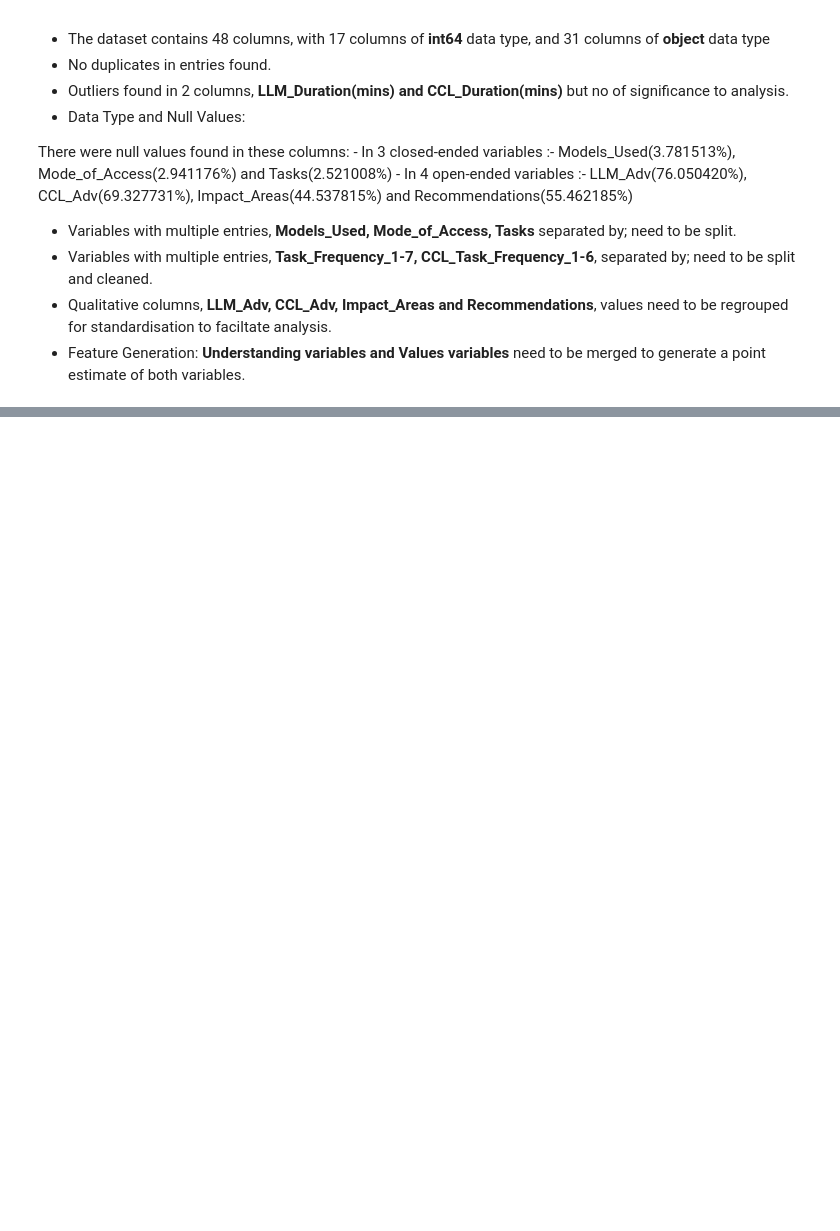
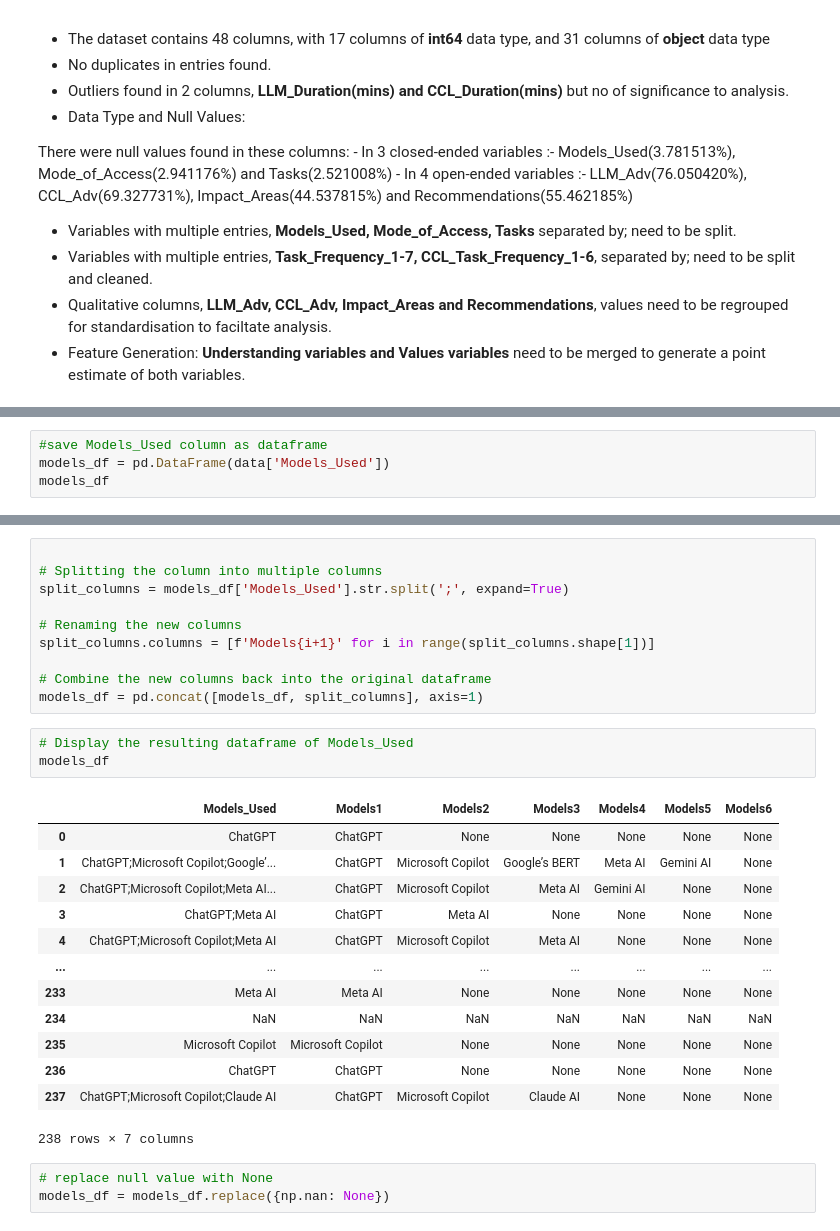
Before and after one commit to elle-shika/Healthy-Models, a Jupyter notebook: Script/Analysis.ipynb, the cells around one changed output, grey strips where cells are left out. Drawn from its saved outputs; the diff is of its cells as text; blank space fills up the shorter version.

```diff
--- a/Script/Analysis.ipynb
+++ b/Script/Analysis.ipynb
@@ -430,0 +452,4 @@ Unique Charaters of Profession
+# %%
+#save Models_Used column as dataframe
+models_df = pd.DataFrame(data['Models_Used'])
+models_df
@@ -430,0 +470,30 @@ Unique Charaters of Profession
+# %%
+
+# Splitting the column into multiple columns
+split_columns = models_df['Models_Used'].str.split(';', expand=True)
+
+# Renaming the new columns
+split_columns.columns = [f'Models{i+1}' for i in range(split_columns.shape[1])]
+
+# Combine the new columns back into the original dataframe
+models_df = pd.concat([models_df, split_columns], axis=1)
+# %%
+# Display the resulting dataframe of Models_Used
+models_df
+# %% [output]
+|  | Models_Used | Models1 | Models2 | Models3 | Models4 | Models5 | Models6 |
+| 0 | ChatGPT | ChatGPT | None | None | None | None | None |
+| 1 | ChatGPT;Microsoft Copilot;Google’... | ChatGPT | Microsoft Copilot | Google’s BERT | Meta AI | Gemini AI | None |
+| 2 | ChatGPT;Microsoft Copilot;Meta AI... | ChatGPT | Microsoft Copilot | Meta AI | Gemini AI | None | None |
+| 3 | ChatGPT;Meta AI | ChatGPT | Meta AI | None | None | None | None |
+| 4 | ChatGPT;Microsoft Copilot;Meta AI | ChatGPT | Microsoft Copilot | Meta AI | None | None | None |
+| ... | ... | ... | ... | ... | ... | ... | ... |
+| 233 | Meta AI | Meta AI | None | None | None | None | None |
+| 234 | NaN | NaN | NaN | NaN | NaN | NaN | NaN |
+| 235 | Microsoft Copilot | Microsoft Copilot | None | None | None | None | None |
+| 236 | ChatGPT | ChatGPT | None | None | None | None | None |
+| 237 | ChatGPT;Microsoft Copilot;Claude AI | ChatGPT | Microsoft Copilot | Claude AI | None | None | None |
+238 rows × 7 columns
+# %%
+# replace null value with None
+models_df = models_df.replace({np.nan: None})
```
Also changed, not shown: parts of 29 cells of this notebook.
